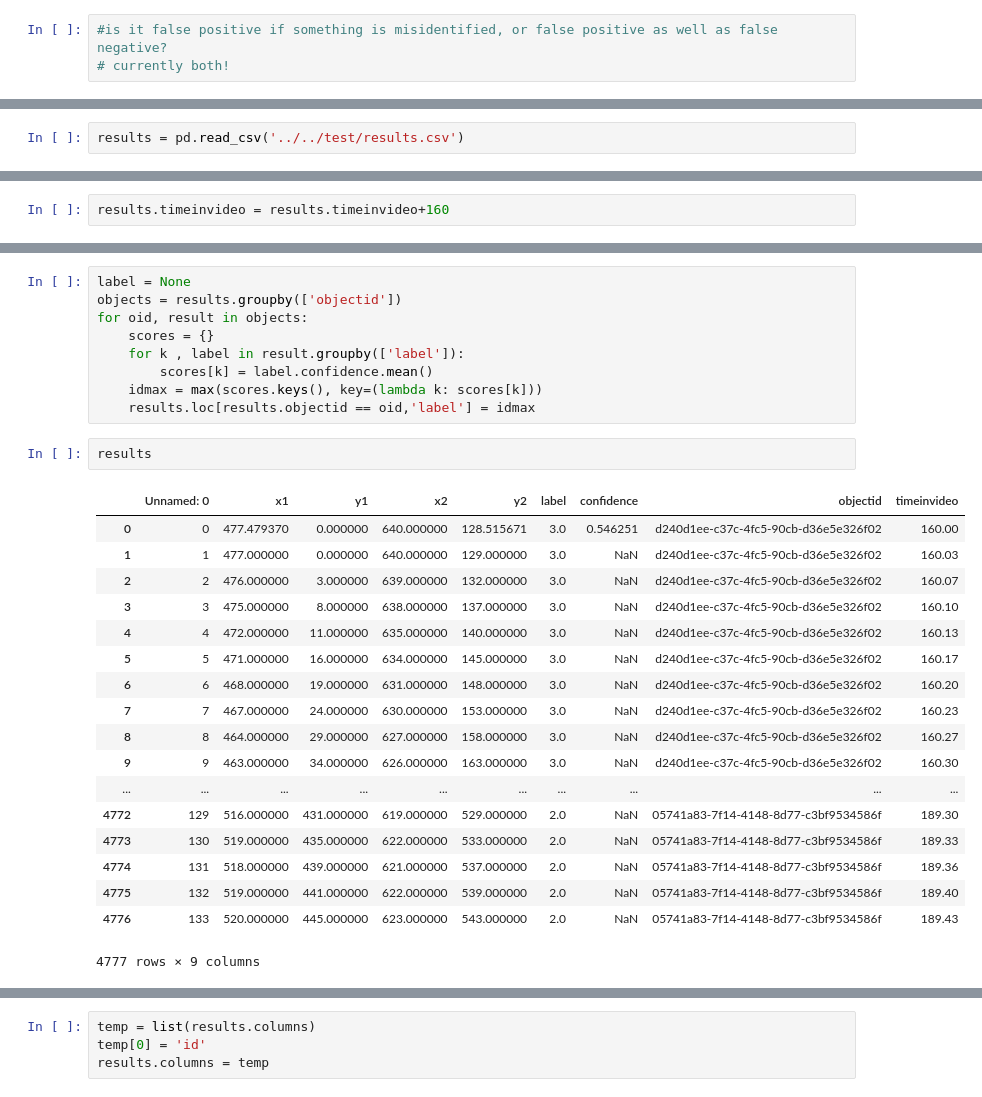
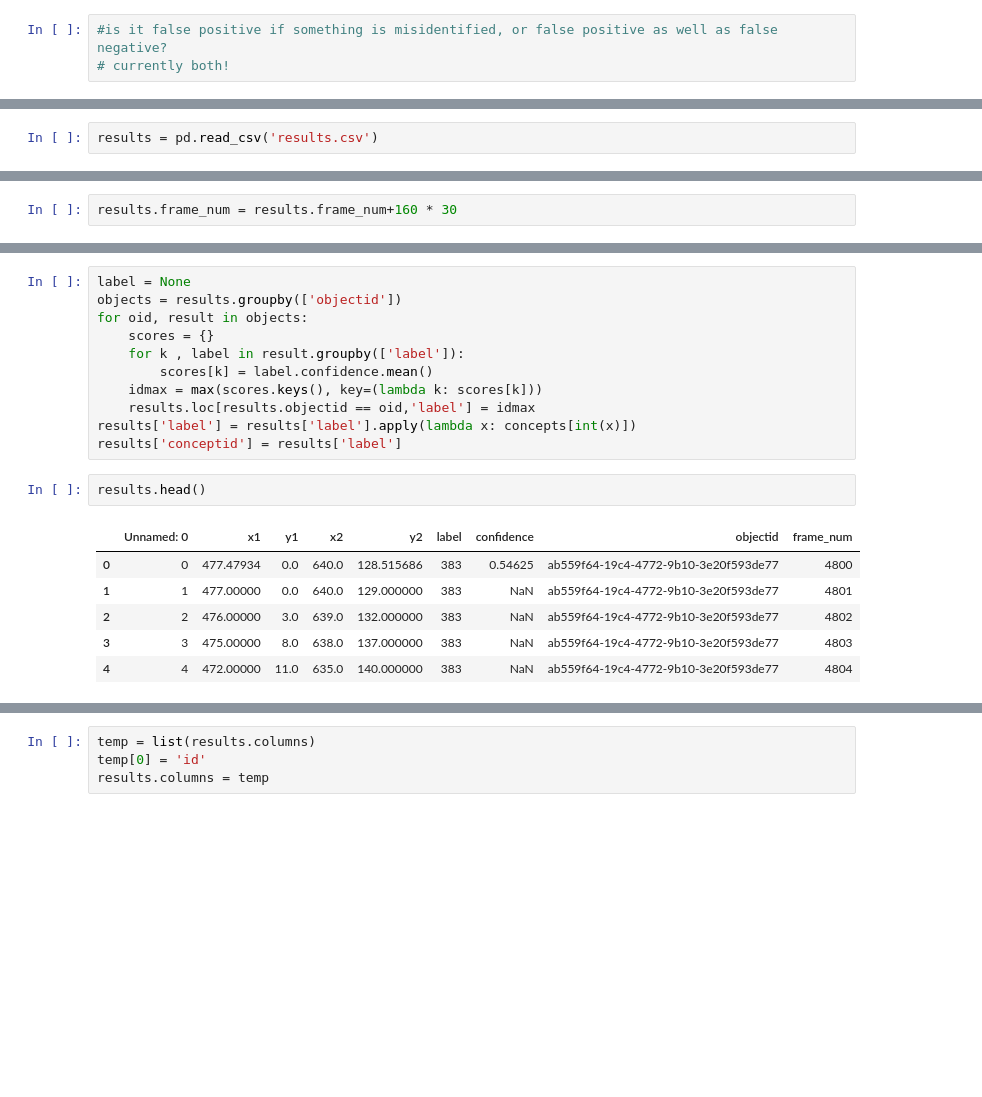
Before and after one commit to video-annotation-project/video-annotation-tool, a Jupyter notebook: ml/videof1tests.ipynb, the cells around one changed output, grey strips where cells are left out. Saved outputs shown, nothing was run; the diff lists cells and outputs as text; blank space fills up the shorter version.

```diff
--- a/ml/videof1tests.ipynb
+++ b/ml/videof1tests.ipynb
@@ -188,5 +91,5 @@ annotations.tail()
 # %%
-results = pd.read_csv('../../test/results.csv')
+results = pd.read_csv('results.csv')
 # %%
 len(results.objectid.value_counts())
 # %% [output]
@@ -198,3 +101,3 @@ len(annotations)
 # %%
-results.timeinvideo = results.timeinvideo+160
+results.frame_num = results.frame_num+160 * 30
 # %%
@@ -227,24 +118,14 @@ for oid, result in objects:
         scores[k] = label.confidence.mean()
     idmax = max(scores.keys(), key=(lambda k: scores[k]))
     results.loc[results.objectid == oid,'label'] = idmax
+results['label'] = results['label'].apply(lambda x: concepts[int(x)])
+results['conceptid'] = results['label']
 # %%
-results
+results.head()
 # %% [output]
-|  | Unnamed: 0 | x1 | y1 | x2 | y2 | label | confidence | objectid | timeinvideo |
-| 0 | 0 | 477.479370 | 0.000000 | 640.000000 | 128.515671 | 3.0 | 0.546251 | d240d1ee-c37c-4fc5-90cb-d36e5e326f02 | 160.00 |
-| 1 | 1 | 477.000000 | 0.000000 | 640.000000 | 129.000000 | 3.0 | NaN | d240d1ee-c37c-4fc5-90cb-d36e5e326f02 | 160.03 |
-| 2 | 2 | 476.000000 | 3.000000 | 639.000000 | 132.000000 | 3.0 | NaN | d240d1ee-c37c-4fc5-90cb-d36e5e326f02 | 160.07 |
-| 3 | 3 | 475.000000 | 8.000000 | 638.000000 | 137.000000 | 3.0 | NaN | d240d1ee-c37c-4fc5-90cb-d36e5e326f02 | 160.10 |
-| 4 | 4 | 472.000000 | 11.000000 | 635.000000 | 140.000000 | 3.0 | NaN | d240d1ee-c37c-4fc5-90cb-d36e5e326f02 | 160.13 |
-| 5 | 5 | 471.000000 | 16.000000 | 634.000000 | 145.000000 | 3.0 | NaN | d240d1ee-c37c-4fc5-90cb-d36e5e326f02 | 160.17 |
-| 6 | 6 | 468.000000 | 19.000000 | 631.000000 | 148.000000 | 3.0 | NaN | d240d1ee-c37c-4fc5-90cb-d36e5e326f02 | 160.20 |
-| 7 | 7 | 467.000000 | 24.000000 | 630.000000 | 153.000000 | 3.0 | NaN | d240d1ee-c37c-4fc5-90cb-d36e5e326f02 | 160.23 |
-| 8 | 8 | 464.000000 | 29.000000 | 627.000000 | 158.000000 | 3.0 | NaN | d240d1ee-c37c-4fc5-90cb-d36e5e326f02 | 160.27 |
-| 9 | 9 | 463.000000 | 34.000000 | 626.000000 | 163.000000 | 3.0 | NaN | d240d1ee-c37c-4fc5-90cb-d36e5e326f02 | 160.30 |
-| ... | ... | ... | ... | ... | ... | ... | ... | ... | ... |
-| 4772 | 129 | 516.000000 | 431.000000 | 619.000000 | 529.000000 | 2.0 | NaN | 05741a83-7f14-4148-8d77-c3bf9534586f | 189.30 |
-| 4773 | 130 | 519.000000 | 435.000000 | 622.000000 | 533.000000 | 2.0 | NaN | 05741a83-7f14-4148-8d77-c3bf9534586f | 189.33 |
-| 4774 | 131 | 518.000000 | 439.000000 | 621.000000 | 537.000000 | 2.0 | NaN | 05741a83-7f14-4148-8d77-c3bf9534586f | 189.36 |
-| 4775 | 132 | 519.000000 | 441.000000 | 622.000000 | 539.000000 | 2.0 | NaN | 05741a83-7f14-4148-8d77-c3bf9534586f | 189.40 |
-| 4776 | 133 | 520.000000 | 445.000000 | 623.000000 | 543.000000 | 2.0 | NaN | 05741a83-7f14-4148-8d77-c3bf9534586f | 189.43 |
+|  | Unnamed: 0 | x1 | y1 | x2 | y2 | label | confidence | objectid | frame_num |
+| 0 | 0 | 477.47934 | 0.0 | 640.0 | 128.515686 | 383 | 0.54625 | ab559f64-19c4-4772-9b10-3e20f593de77 | 4800 |
+| 1 | 1 | 477.00000 | 0.0 | 640.0 | 129.000000 | 383 | NaN | ab559f64-19c4-4772-9b10-3e20f593de77 | 4801 |
+| 2 | 2 | 476.00000 | 3.0 | 639.0 | 132.000000 | 383 | NaN | ab559f64-19c4-4772-9b10-3e20f593de77 | 4802 |
+| 3 | 3 | 475.00000 | 8.0 | 638.0 | 137.000000 | 383 | NaN | ab559f64-19c4-4772-9b10-3e20f593de77 | 4803 |
+| 4 | 4 | 472.00000 | 11.0 | 635.0 | 140.000000 | 383 | NaN | ab559f64-19c4-4772-9b10-3e20f593de77 | 4804 |
-4777 rows × 9 columns
```
Also changed, not shown: parts of 24 cells of this notebook, 1 other file.
